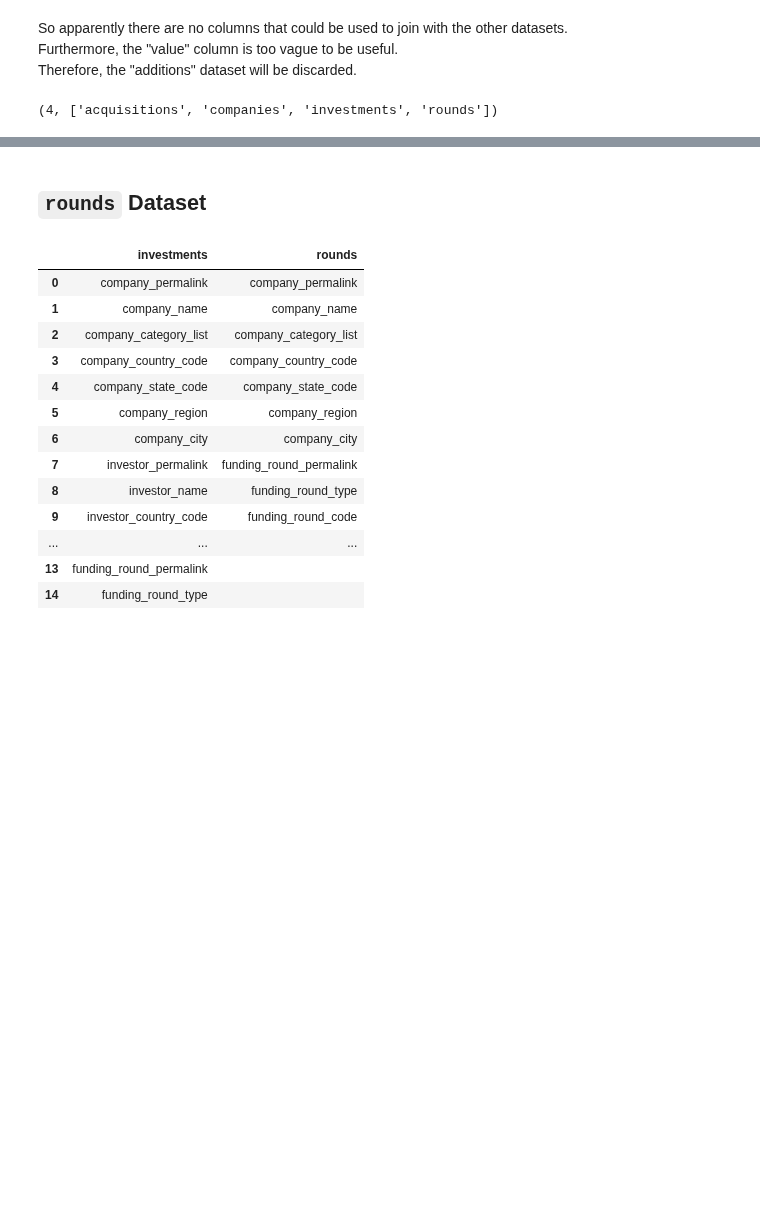
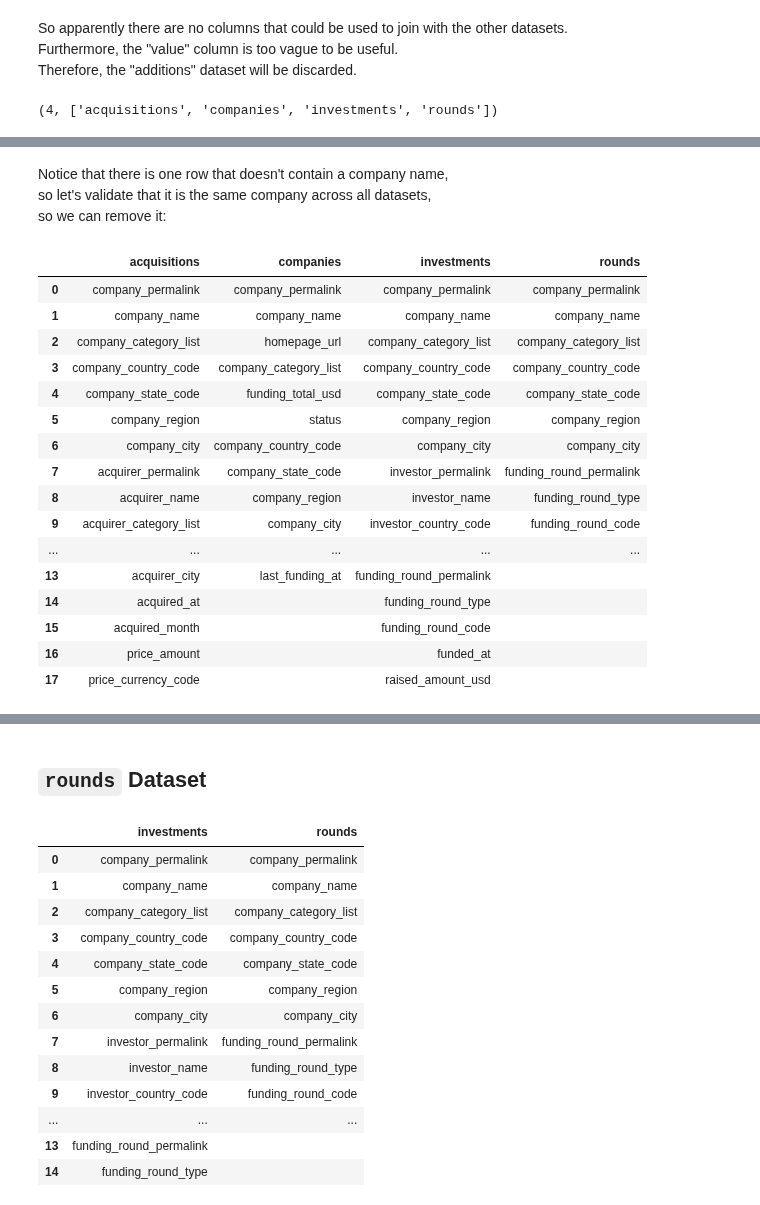
Before and after one commit to OdyAsh/StartupCompanies, a Jupyter notebook: Startup-Companies.ipynb, the cells around one changed output, grey strips where cells are left out. Saved outputs shown, nothing was run; the diff lists cells and outputs as text; code cells hidden in the pictures; blank space fills up the shorter version.

```diff
--- a/Startup-Companies.ipynb
+++ b/Startup-Companies.ipynb
@@ -174,15 +172,14 @@ uniqueCols
 # %% [markdown]
 # Seeing the columns in the datasets
 # %%
-import pandas as pd
-def dfsCols(pad, datasetNames, *args):
+def datasetsCols(dfList, datasetNames, pad=""):
     """
     Takes dataframes and returns a dataframe (df) with each column having a df's
     column names. The "pad" is to make sure all lists of columns have
     the same length padded out with "pad"
     Example
     pad = "XX", datasetNames = ["cars", "planes"]
-    args = [carsDF, planesDF]
+    dfList = [carsDF, planesDF]
     returned data frame:
             cars            planes
     0       numOfWheels     numOfWings
@@ -191,12 +188,12 @@ def dfsCols(pad, datasetNames, *args):
     """
     cols = []
     maxArrayLen = 0
-    for i, df in enumerate(args):
+    for i, df in enumerate(dfList):
         cols.append(df.columns.tolist())
         maxArrayLen = max(maxArrayLen, len(cols[i]))
 
     dictCsvs = {}
-    for i, df in enumerate(args):
+    for i, df in enumerate(dfList):
         cols[i] += [pad] * (maxArrayLen - len(cols[i])) #padding the lists to make them have equal lengths
         dictCsvs.update({datasetNames[i] : cols[i]})
 
@@ -426,0 +405,24 @@ len(dfAll), lstCsvNames
+# %% [markdown]
+Notice that there is one row that doesn't contain a company name, <br>
+so let's validate that it is the same company across all datasets, <br>
+so we can remove it:
+# %%
+datasetsCols(dfAll, lstCsvNames)
+# %% [output]
+|  | acquisitions | companies | investments | rounds |
+| 0 | company_permalink | company_permalink | company_permalink | company_permalink |
+| 1 | company_name | company_name | company_name | company_name |
+| 2 | company_category_list | homepage_url | company_category_list | company_category_list |
+| 3 | company_country_code | company_category_list | company_country_code | company_country_code |
+| 4 | company_state_code | funding_total_usd | company_state_code | company_state_code |
+| 5 | company_region | status | company_region | company_region |
+| 6 | company_city | company_country_code | company_city | company_city |
+| 7 | acquirer_permalink | company_state_code | investor_permalink | funding_round_permalink |
+| 8 | acquirer_name | company_region | investor_name | funding_round_type |
+| 9 | acquirer_category_list | company_city | investor_country_code | funding_round_code |
+| ... | ... | ... | ... | ... |
+| 13 | acquirer_city | last_funding_at | funding_round_permalink |  |
+| 14 | acquired_at |  | funding_round_type |  |
+| 15 | acquired_month |  | funding_round_code |  |
+| 16 | price_amount |  | funded_at |  |
+| 17 | price_currency_code |  | raised_amount_usd |  |
```
Also changed, not shown: parts of 36 cells of this notebook.
